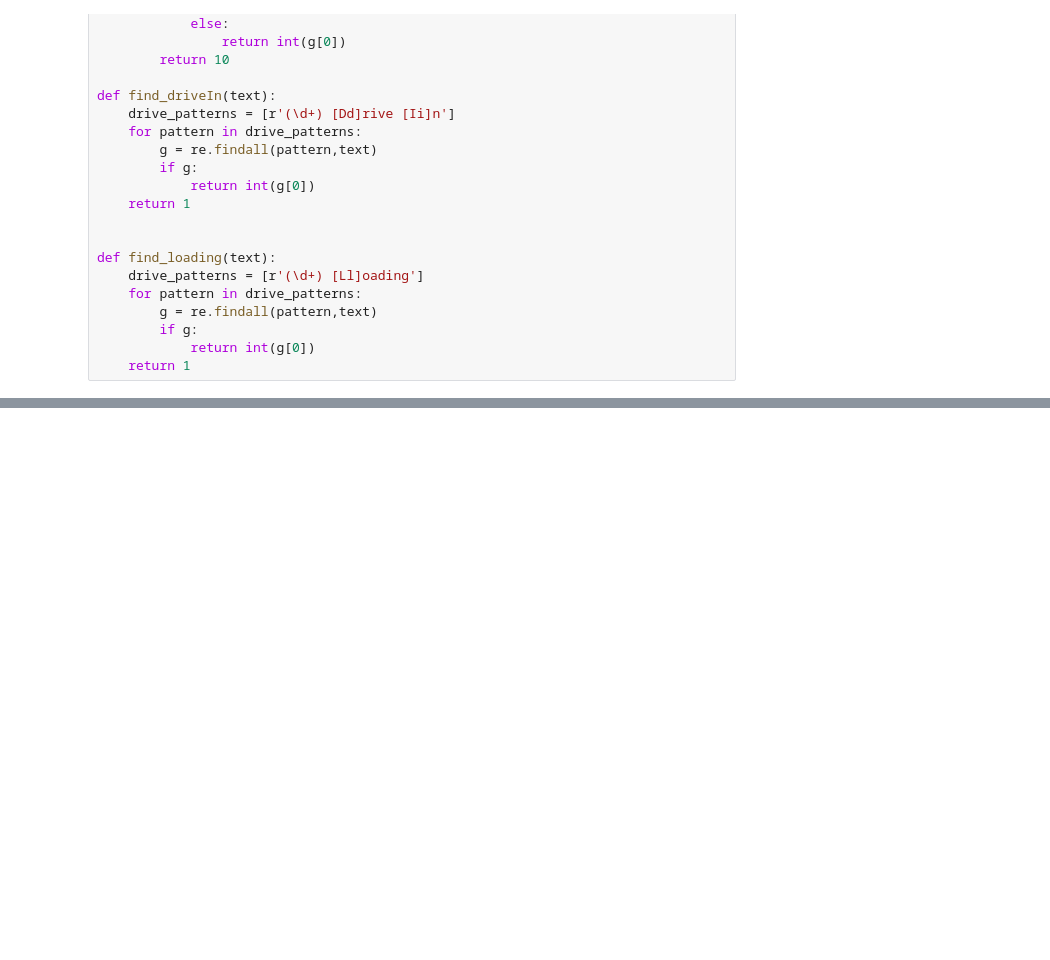
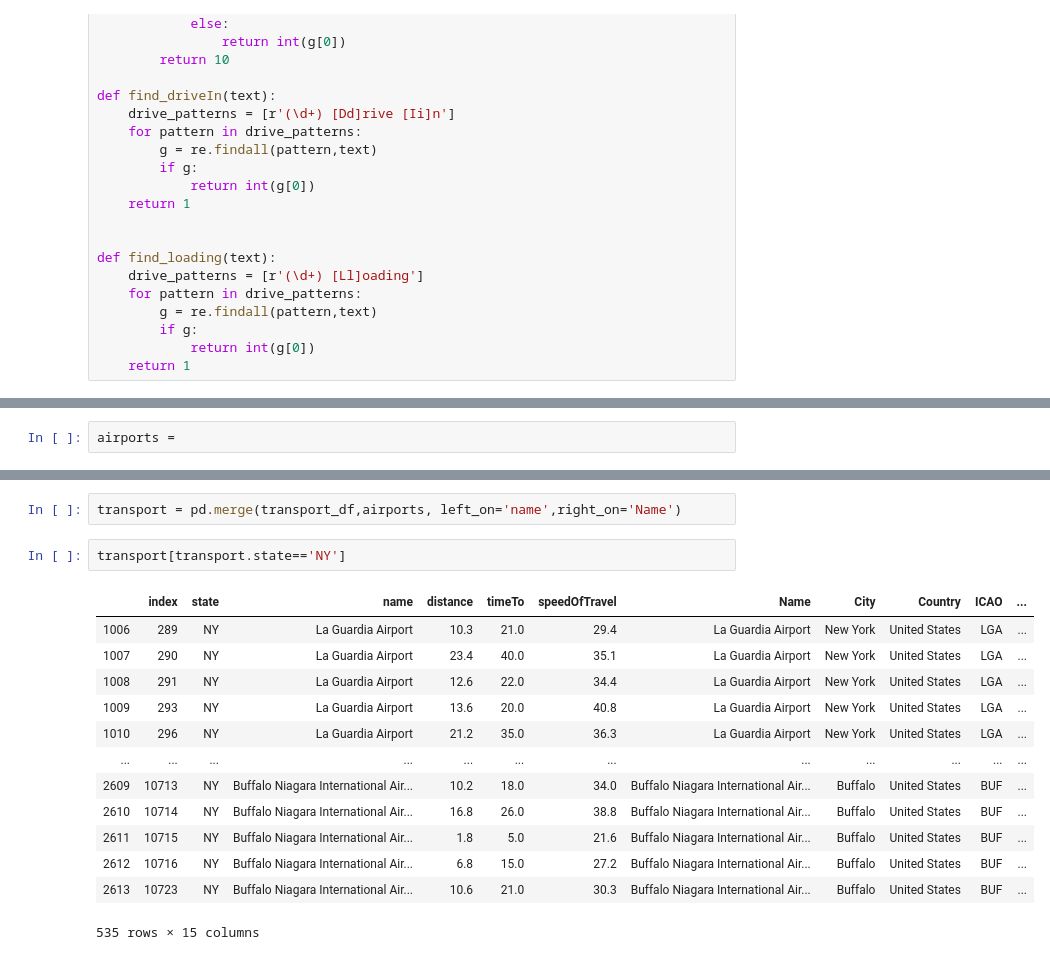
Before and after one commit to snuzbrokh/warehouses, a Jupyter notebook: analysis/testing.ipynb, the cells around one changed output, grey strips where cells are left out. Drawn from its saved outputs; the diff is of its cells as text; blank space fills up the shorter version.

```diff
--- a/analysis/testing.ipynb
+++ b/analysis/testing.ipynb
@@ -308,0 +525,2 @@ df_[df_.ceilingHeight == df_.ceilingHeight.min()]
+# %%
+airports =
@@ -308,0 +560,18 @@ df_[df_.ceilingHeight == df_.ceilingHeight.min()]
+# %%
+transport = pd.merge(transport_df,airports, left_on='name',right_on='Name')
+# %%
+transport[transport.state=='NY']
+# %% [output]
+|  | index | state | name | distance | timeTo | speedOfTravel | Name | City | Country | ICAO | ... |
+| 1006 | 289 | NY | La Guardia Airport | 10.3 | 21.0 | 29.4 | La Guardia Airport | New York | United States | LGA | ... |
+| 1007 | 290 | NY | La Guardia Airport | 23.4 | 40.0 | 35.1 | La Guardia Airport | New York | United States | LGA | ... |
+| 1008 | 291 | NY | La Guardia Airport | 12.6 | 22.0 | 34.4 | La Guardia Airport | New York | United States | LGA | ... |
+| 1009 | 293 | NY | La Guardia Airport | 13.6 | 20.0 | 40.8 | La Guardia Airport | New York | United States | LGA | ... |
+| 1010 | 296 | NY | La Guardia Airport | 21.2 | 35.0 | 36.3 | La Guardia Airport | New York | United States | LGA | ... |
+| ... | ... | ... | ... | ... | ... | ... | ... | ... | ... | ... | ... |
+| 2609 | 10713 | NY | Buffalo Niagara International Air... | 10.2 | 18.0 | 34.0 | Buffalo Niagara International Air... | Buffalo | United States | BUF | ... |
+| 2610 | 10714 | NY | Buffalo Niagara International Air... | 16.8 | 26.0 | 38.8 | Buffalo Niagara International Air... | Buffalo | United States | BUF | ... |
+| 2611 | 10715 | NY | Buffalo Niagara International Air... | 1.8 | 5.0 | 21.6 | Buffalo Niagara International Air... | Buffalo | United States | BUF | ... |
+| 2612 | 10716 | NY | Buffalo Niagara International Air... | 6.8 | 15.0 | 27.2 | Buffalo Niagara International Air... | Buffalo | United States | BUF | ... |
+| 2613 | 10723 | NY | Buffalo Niagara International Air... | 10.6 | 21.0 | 30.3 | Buffalo Niagara International Air... | Buffalo | United States | BUF | ... |
+535 rows × 15 columns
```
Also changed, not shown: parts of 95 cells of this notebook, 35 other files.
